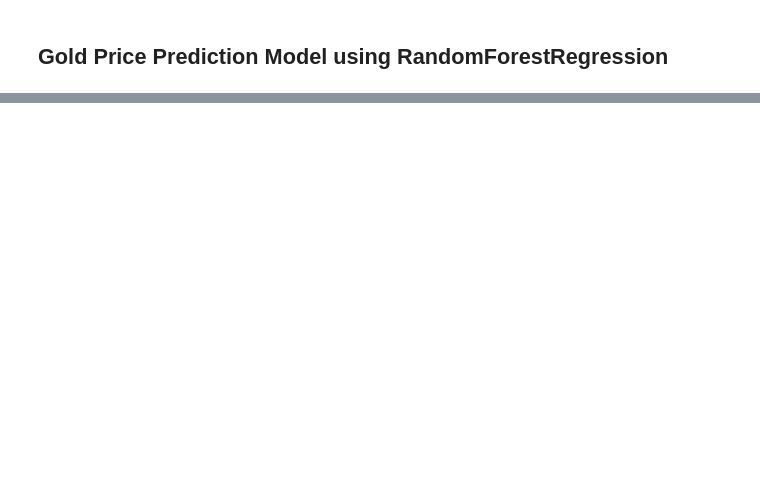
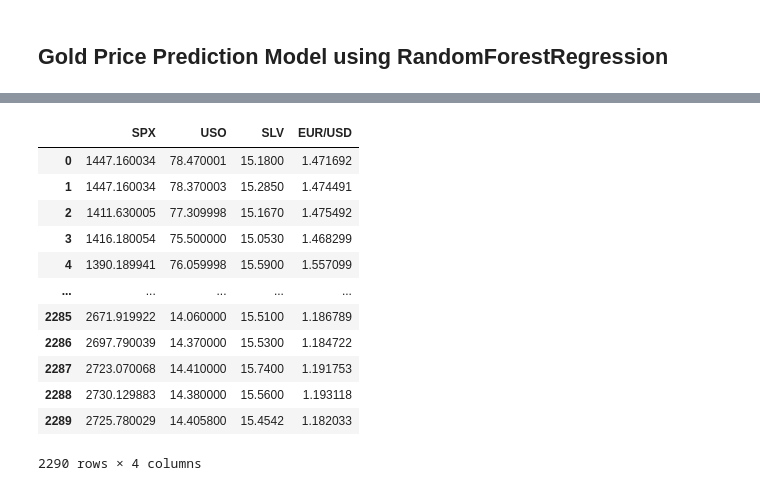
Before and after one commit to kaspra/gold-price-prediction, a Jupyter notebook: gold-price-prediction.ipynb, the cells around one changed output, grey strips where cells are left out. Saved outputs shown, nothing was run; the diff lists cells and outputs as text; code cells hidden in the pictures; blank space fills up the shorter version.

```diff
--- a/gold-price-prediction.ipynb
+++ b/gold-price-prediction.ipynb
@@ -39,0 +147,16 @@ from sklearn import metrics
+# %%
+X
+# %% [output]
+|  | SPX | USO | SLV | EUR/USD |
+| 0 | 1447.160034 | 78.470001 | 15.1800 | 1.471692 |
+| 1 | 1447.160034 | 78.370003 | 15.2850 | 1.474491 |
+| 2 | 1411.630005 | 77.309998 | 15.1670 | 1.475492 |
+| 3 | 1416.180054 | 75.500000 | 15.0530 | 1.468299 |
+| 4 | 1390.189941 | 76.059998 | 15.5900 | 1.557099 |
+| ... | ... | ... | ... | ... |
+| 2285 | 2671.919922 | 14.060000 | 15.5100 | 1.186789 |
+| 2286 | 2697.790039 | 14.370000 | 15.5300 | 1.184722 |
+| 2287 | 2723.070068 | 14.410000 | 15.7400 | 1.191753 |
+| 2288 | 2730.129883 | 14.380000 | 15.5600 | 1.193118 |
+| 2289 | 2725.780029 | 14.405800 | 15.4542 | 1.182033 |
+2290 rows × 4 columns
```
Also changed, not shown: parts of 25 cells of this notebook.
